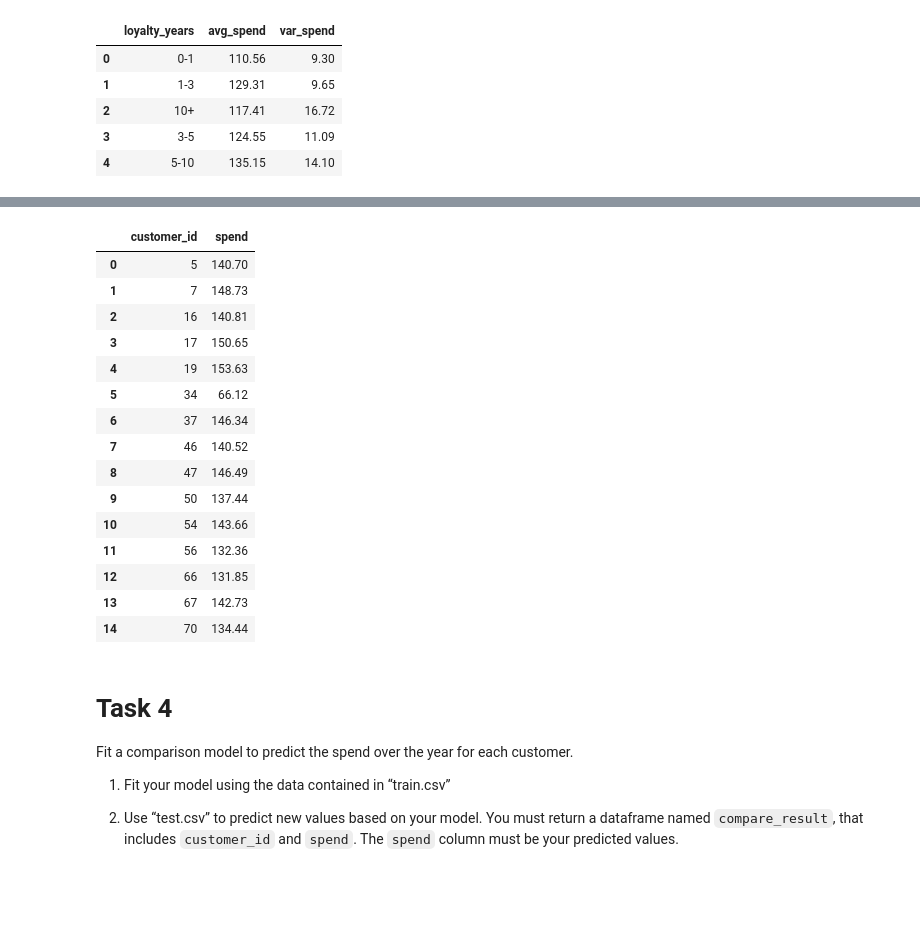
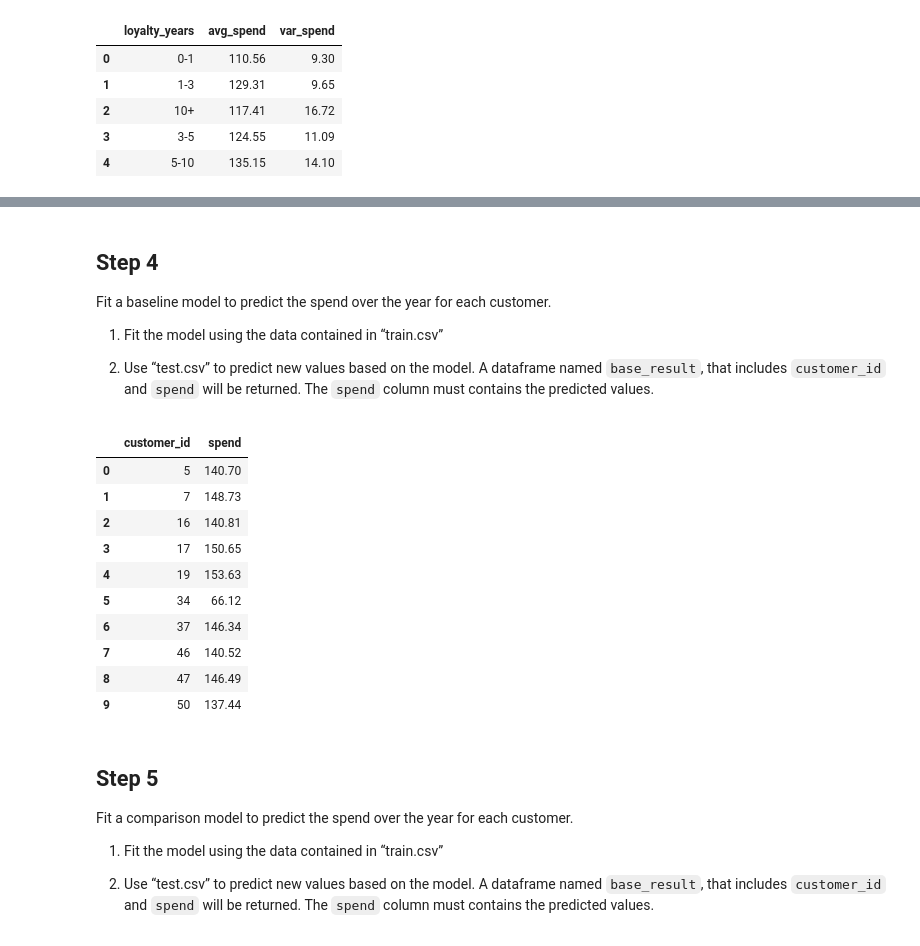
Before and after one commit to beulahn99/Data-Portfolio, a Jupyter notebook: Supermarket Loyalty/workspace/notebook.ipynb, the cells around one changed output, grey strips where cells are left out. Drawn from its saved outputs; the diff is of its cells as text; code cells hidden in the pictures; blank space fills up the shorter version.

Commit message:
Made changes to Supermarket Loyalty notebook
Included additional recommendations and visualizations to enhance the usefulness of the project.

```diff
--- a/Supermarket Loyalty/workspace/notebook.ipynb
+++ b/Supermarket Loyalty/workspace/notebook.ipynb
@@ -145,3 +224,11 @@ Fit a baseline model to predict the spend over the year for each customer.
+# %% [markdown]
+## Step 4
+
+Fit a baseline model to predict the spend over the year for each customer.
+
+ 1. Fit the model using the data contained in “train.csv” </br></br>
+
+ 2. Use “test.csv” to predict new values based on the model. A dataframe named `base_result`, that includes `customer_id` and `spend` will be returned. The `spend` column must contains the predicted values.
 # %%
 
 from sklearn.linear_model import LinearRegression
@@ -175,47 +262,42 @@ model_pipeline = Pipeline(steps=[
 ])
 
 # Fit the model
 model_pipeline.fit(X_train, y_train)
 
 # Predict the spend for the test data
 predictions = model_pipeline.predict(X_test)
 
 # Create the output data frame
 base_result = pd.DataFrame({
     'customer_id': test_data['customer_id'],
     'spend': predictions
 })
 
 # Round the predicted spend to two decimal places
 base_result['spend'] = base_result['spend'].round(2)
 
 # Display the first 15 results from the base_result data frame
-base_result.head(15)
+base_result.head(10)
 # %% [output]
 |  | customer_id | spend |
 | 0 | 5 | 140.70 |
 | 1 | 7 | 148.73 |
 | 2 | 16 | 140.81 |
 | 3 | 17 | 150.65 |
 | 4 | 19 | 153.63 |
 | 5 | 34 | 66.12 |
 | 6 | 37 | 146.34 |
 | 7 | 46 | 140.52 |
 | 8 | 47 | 146.49 |
 | 9 | 50 | 137.44 |
-| 10 | 54 | 143.66 |
-| 11 | 56 | 132.36 |
-| 12 | 66 | 131.85 |
-| 13 | 67 | 142.73 |
-| 14 | 70 | 134.44 |
 # %% [markdown]
-# Task 4
+## Step 5
 
 Fit a comparison model to predict the spend over the year for each customer.
 
- 1. Fit your model using the data contained in “train.csv” </br></br>
+ 1. Fit the model using the data contained in “train.csv” </br></br>
 
- 2. Use “test.csv” to predict new values based on your model. You must return a dataframe named `compare_result`, that includes `customer_id` and `spend`. The `spend` column must be your predicted values.
+ 2. Use “test.csv” to predict new values based on the model. A dataframe named `base_result`, that includes `customer_id` and `spend` will be returned. The `spend` column must contains the predicted values.
 # %%
 
 from sklearn.ensemble import GradientBoostingRegressor
```
Also changed, not shown: parts of 13 cells of this notebook.
